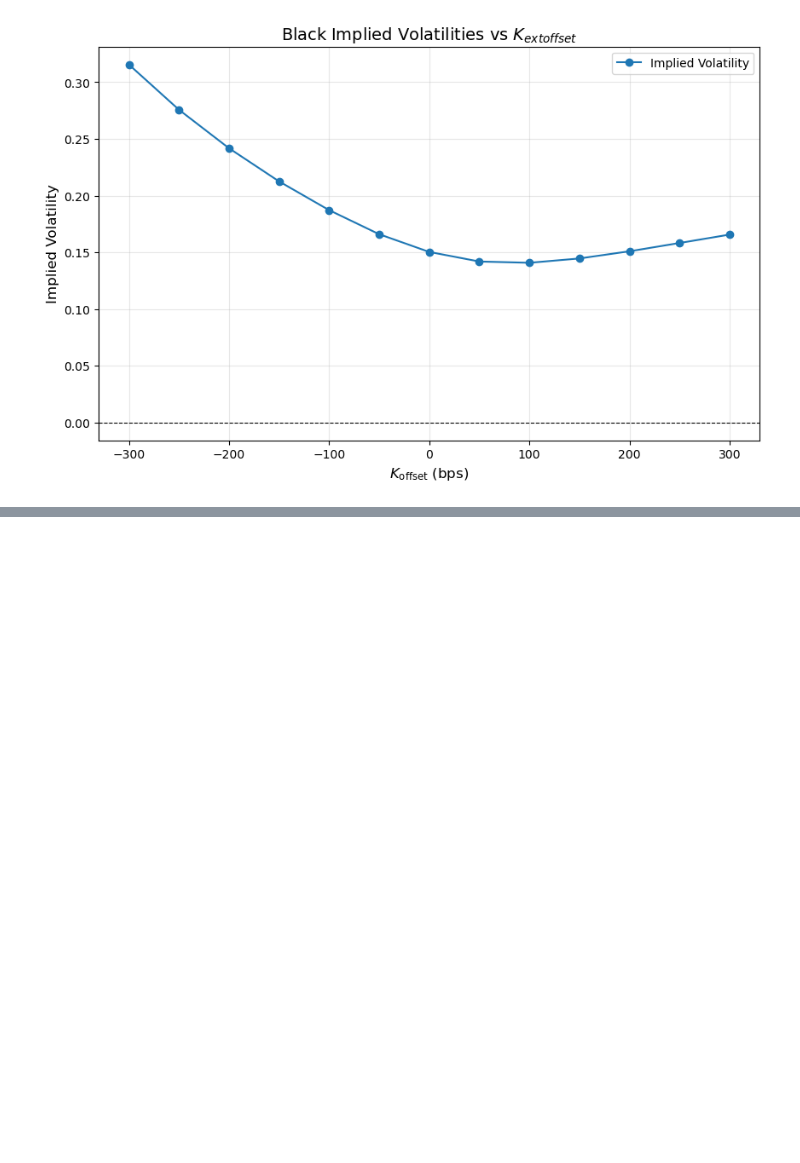
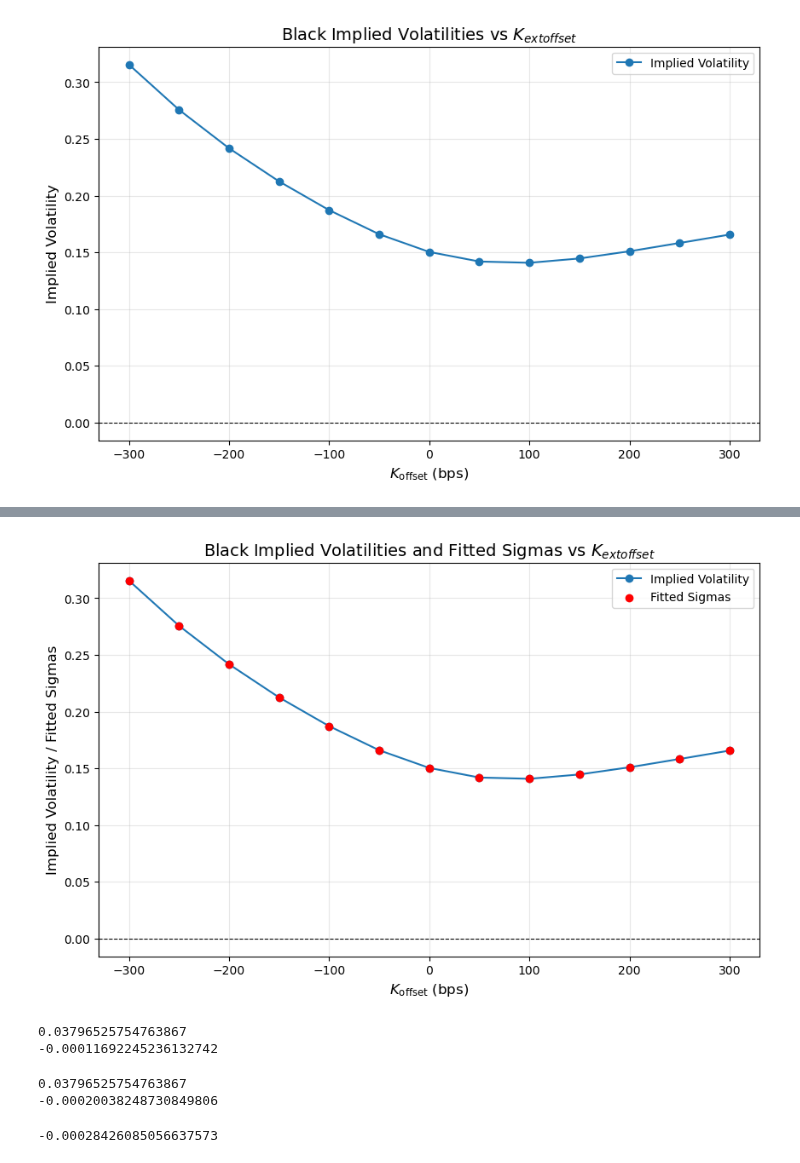
Before and after one commit to jhvander/Uni, a Jupyter notebook: 9. Sem/Fixed/Januar2023.ipynb, the cells around one changed output, grey strips where cells are left out. Saved outputs shown, nothing was run; the diff lists cells and outputs as text; code cells hidden in the pictures; blank space fills up the shorter version.

```diff
--- a/9. Sem/Fixed/Januar2023.ipynb
+++ b/9. Sem/Fixed/Januar2023.ipynb
@@ -433,10 +433,10 @@ for i, K_i in enumerate(K):
     black_iv.append(implied_vol)
 
 # Convert to numpy array for further analysis
-black_iv_results = np.array(black_iv)
+black_iv = np.array(black_iv)
 
 plt.figure(figsize=(10, 6))
-plt.plot(K_offsets, black_iv_results, marker='o', linestyle='-', label='Implied Volatility')
+plt.plot(K_offsets, black_iv, marker='o', linestyle='-', label='Implied Volatility')
 
 # Add labels and title
 plt.xlabel(r"$K_{\text{offset}}$ (bps)", fontsize=12)
@@ -452,0 +455,11 @@ plt.show()
+# %%
+# 4b)
+#i)
+param_0 = 0.04, 0.5, 0.4,-0.3
+result = minimize(fid.fit_sabr_obj,param_0,method = 'nelder-mead',args = (black_iv,K,2,swap_rate),options={'xatol': 1e-8,'disp': True})
+sigma_0_tilde, beta_tilde, upsilon_tilde, rho_tilde = result.x
+
+print(f"Sigma: {sigma_0_tilde:.2f}")
+print(f"Beta: {beta_tilde:.2f}")
+print(f"Upsilon: {upsilon_tilde:.2f}")
+print(f"Rho: {rho_tilde:.2f}")
@@ -452,0 +475,62 @@ plt.show()
+# %%
+# ii)
+sigmas = []
+
+for i, K_i in enumerate(K):
+    fitted_sigmas = fid.sigma_sabr(K_i, 2, swap_rate, sigma_0_tilde, beta_tilde, upsilon_tilde, rho_tilde)
+    sigmas.append(fitted_sigmas)
+
+plt.figure(figsize=(10, 6))
+plt.plot(K_offsets, black_iv, marker='o', linestyle='-', label='Implied Volatility')
+
+# Add fitted sigmas as a scatter plot
+plt.scatter(K_offsets, sigmas, color='red', label='Fitted Sigmas', zorder=5)
+plt.xlabel(r"$K_{\text{offset}}$ (bps)", fontsize=12)
+plt.ylabel("Implied Volatility / Fitted Sigmas", fontsize=12)
+plt.title("Black Implied Volatilities and Fitted Sigmas vs $K_{\text{offset}}$", fontsize=14)
+plt.axhline(y=0, color='black', linewidth=0.8, linestyle='--')
+plt.grid(alpha=0.3)
+plt.legend()
+
+# Display the plot
+plt.show()
+# %% [output]
+[figure, added]
+# %%
+# 4c)
+new_upsilon = upsilon_tilde - 0.02
+new_rho = rho_tilde + 0.1
+new_ZCB_rates = p_4a + 0.0001
+
+# i)
+sigma_upsi = fid.sigma_sabr(K[4], 2, swap_rate, sigma_0_tilde, beta_tilde, new_upsilon, rho_tilde)
+swap_upsi = fid.black_swaption_price(sigma=sigma_upsi,T=2, K=K[4], S=accrual_rate, R=swap_rate)
+print(swap_upsi)
+DELTA = (swap_upsi-pi_swap[4])
+print(DELTA)
+# %% [output]
+0.03796525754763867
+-0.00011692245236132742
+# %%
+# ii)
+sigma_rho = fid.sigma_sabr(K[4], 2, swap_rate, sigma_0_tilde, beta_tilde, upsilon_tilde, new_rho)
+swap_rho = fid.black_swaption_price(sigma=sigma_rho,T=2, K=K[4], S=accrual_rate, R=swap_rate)
+print(swap_upsi)
+DELTA = (swap_rho-pi_swap[4])
+print(DELTA)
+# %% [output]
+0.03796525754763867
+-0.00020038248730849806
+# %%
+#iii)
+new_spot_rates = fid.spot_rates_from_zcb_prices(T_4a,p_4a)
+R_new = new_spot_rates - 0.0001
+ZCB_new = fid.zcb_prices_from_spot_rates(T_4a,R_new)
+
+swap_rate_new, accrual_rate_new =fid.swap_rate_from_zcb_prices(0, 2, 6, "semiannual", T_4a, ZCB_new, "semiannual")
+sigma_ZCB = fid.sigma_sabr(K[4], 2, swap_rate_new, sigma_0_tilde, beta_tilde, upsilon_tilde, rho_tilde)
+swap_ZCB = fid.black_swaption_price(sigma=sigma_ZCB,T=2, K=K[4], S=accrual_rate_new, R=swap_rate_new)
+DELTA = (swap_ZCB-pi_swap[4])
+print(DELTA)
+# %% [output]
+-0.00028426085056637573
```
Also changed, not shown: parts of 2 cells of this notebook.
